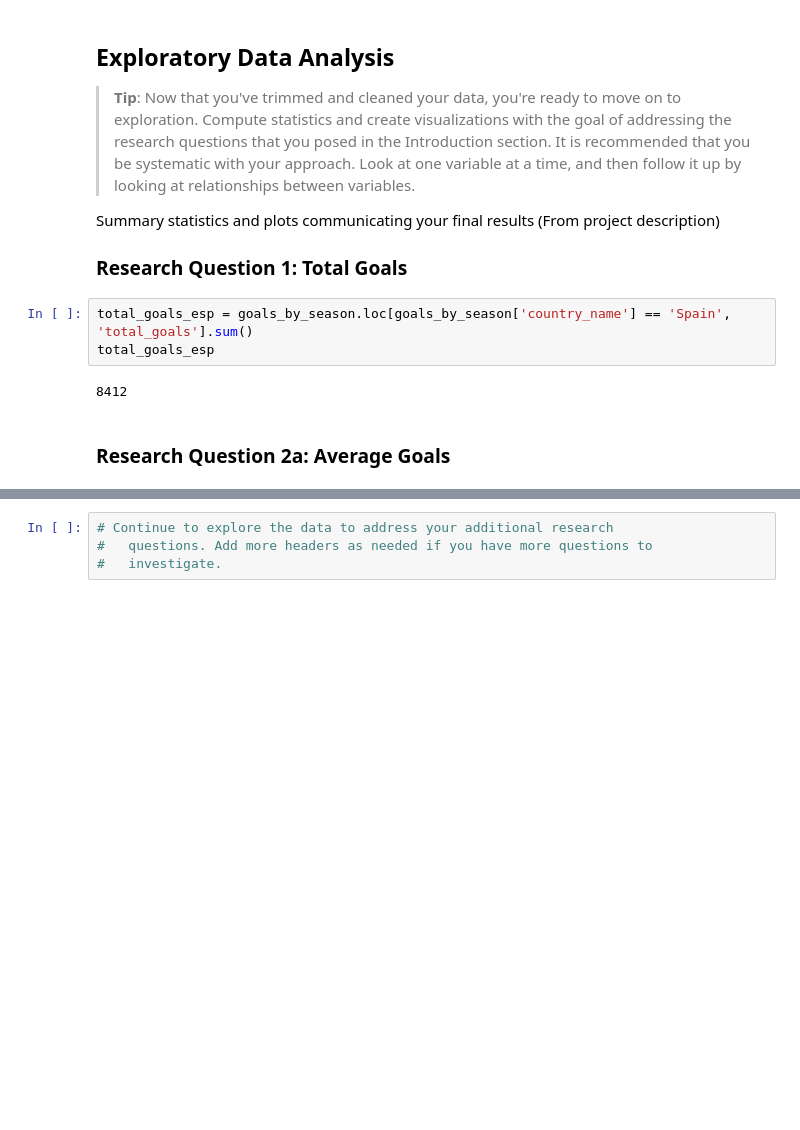
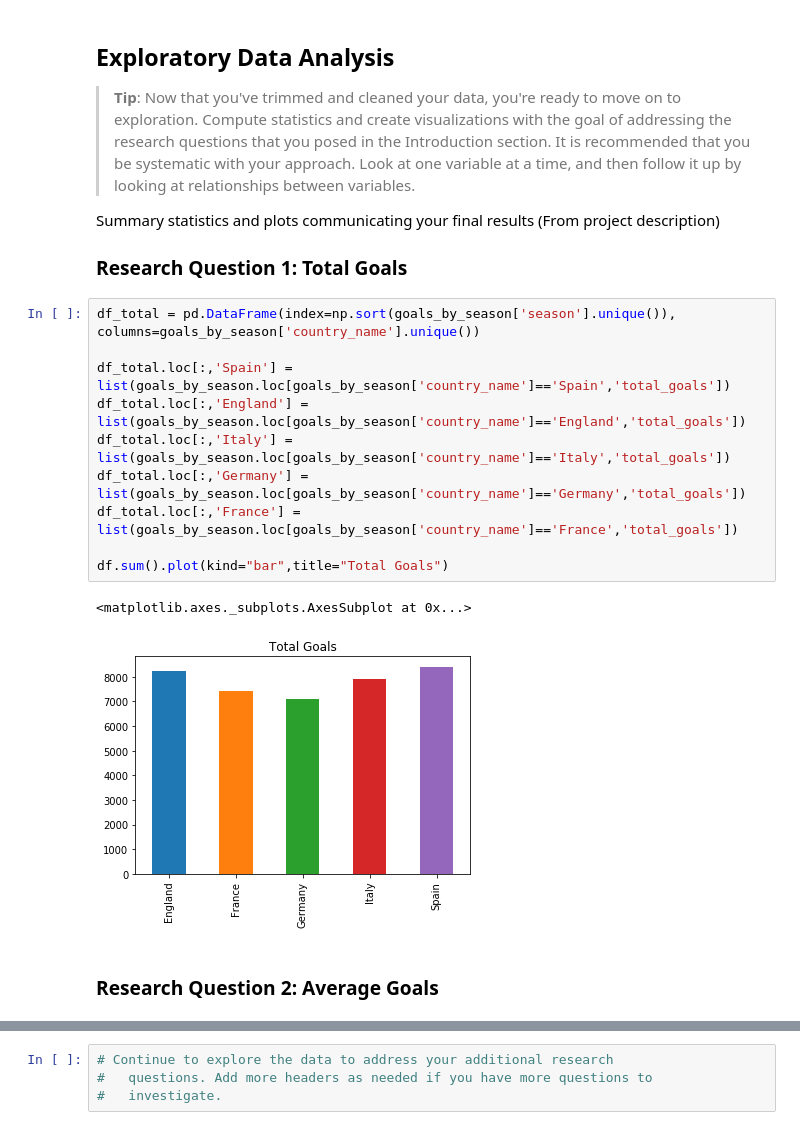
Before and after one commit to ipaulson/soccer-db, a Jupyter notebook: eu-soccer-db.ipynb, the cells around one changed output, grey strips where cells are left out. Drawn from its saved outputs; the diff is of its cells as text; blank space fills up the shorter version.

```diff
--- a/eu-soccer-db.ipynb
+++ b/eu-soccer-db.ipynb
@@ -277,10 +261,18 @@ Everything looks good.
 Summary statistics and plots communicating your final results (From project description)
 
 ### Research Question 1: Total Goals
-# %%
-total_goals_esp = goals_by_season.loc[goals_by_season['country_name'] == 'Spain', 'total_goals'].sum()
-total_goals_esp
-# %% [output]
-8412
+# %%
+df_total = pd.DataFrame(index=np.sort(goals_by_season['season'].unique()), columns=goals_by_season['country_name'].unique())
+
+df_total.loc[:,'Spain'] = list(goals_by_season.loc[goals_by_season['country_name']=='Spain','total_goals'])
+df_total.loc[:,'England'] = list(goals_by_season.loc[goals_by_season['country_name']=='England','total_goals'])
+df_total.loc[:,'Italy'] = list(goals_by_season.loc[goals_by_season['country_name']=='Italy','total_goals'])
+df_total.loc[:,'Germany'] = list(goals_by_season.loc[goals_by_season['country_name']=='Germany','total_goals'])
+df_total.loc[:,'France'] = list(goals_by_season.loc[goals_by_season['country_name']=='France','total_goals'])
+
+df.sum().plot(kind="bar",title="Total Goals")
+# %% [output]
+<matplotlib.axes._subplots.AxesSubplot at 0x...>
+[figure, added]
 # %% [markdown]
-### Research Question 2a: Average Goals
+### Research Question 2: Average Goals
```
Also changed, not shown: parts of 9 cells of this notebook.
